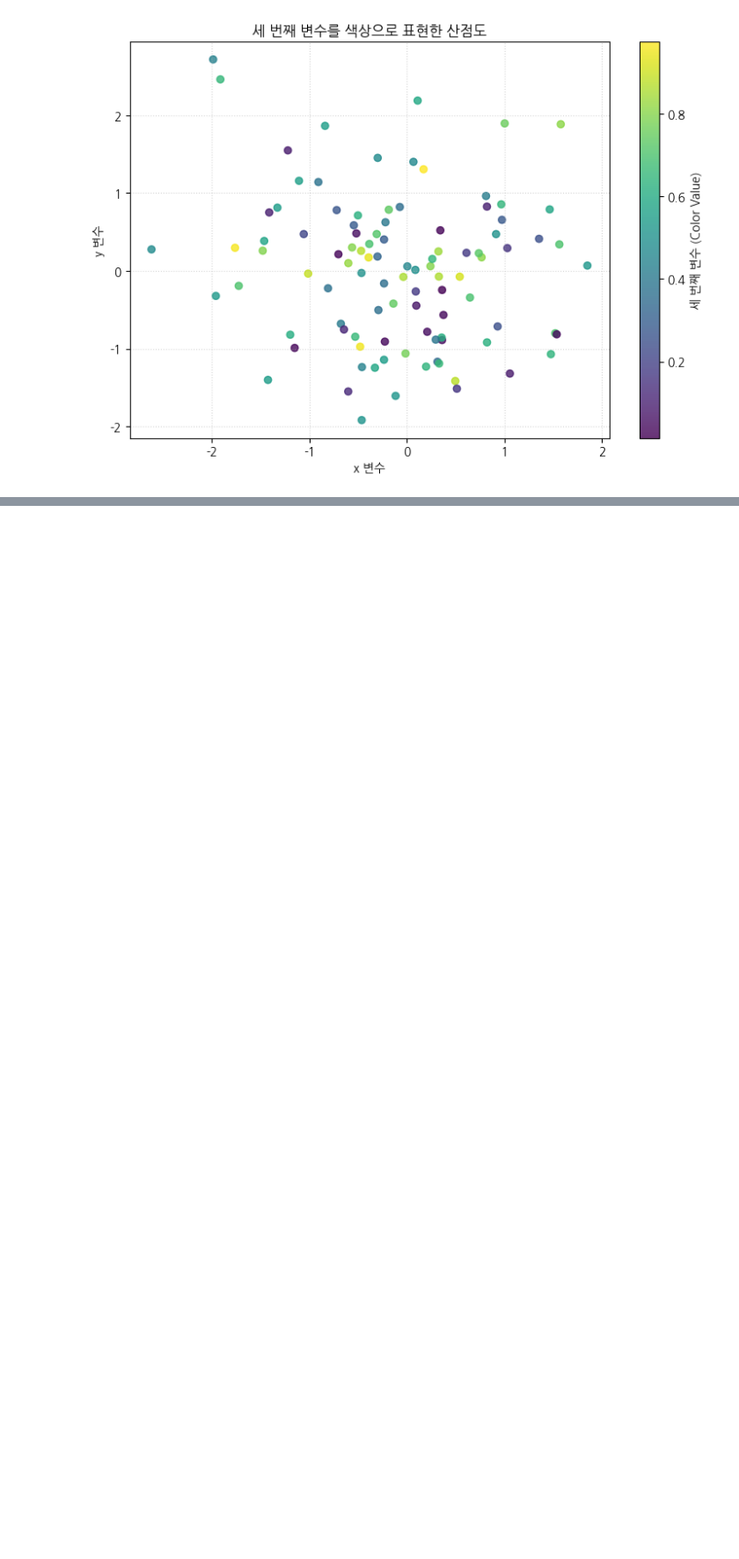
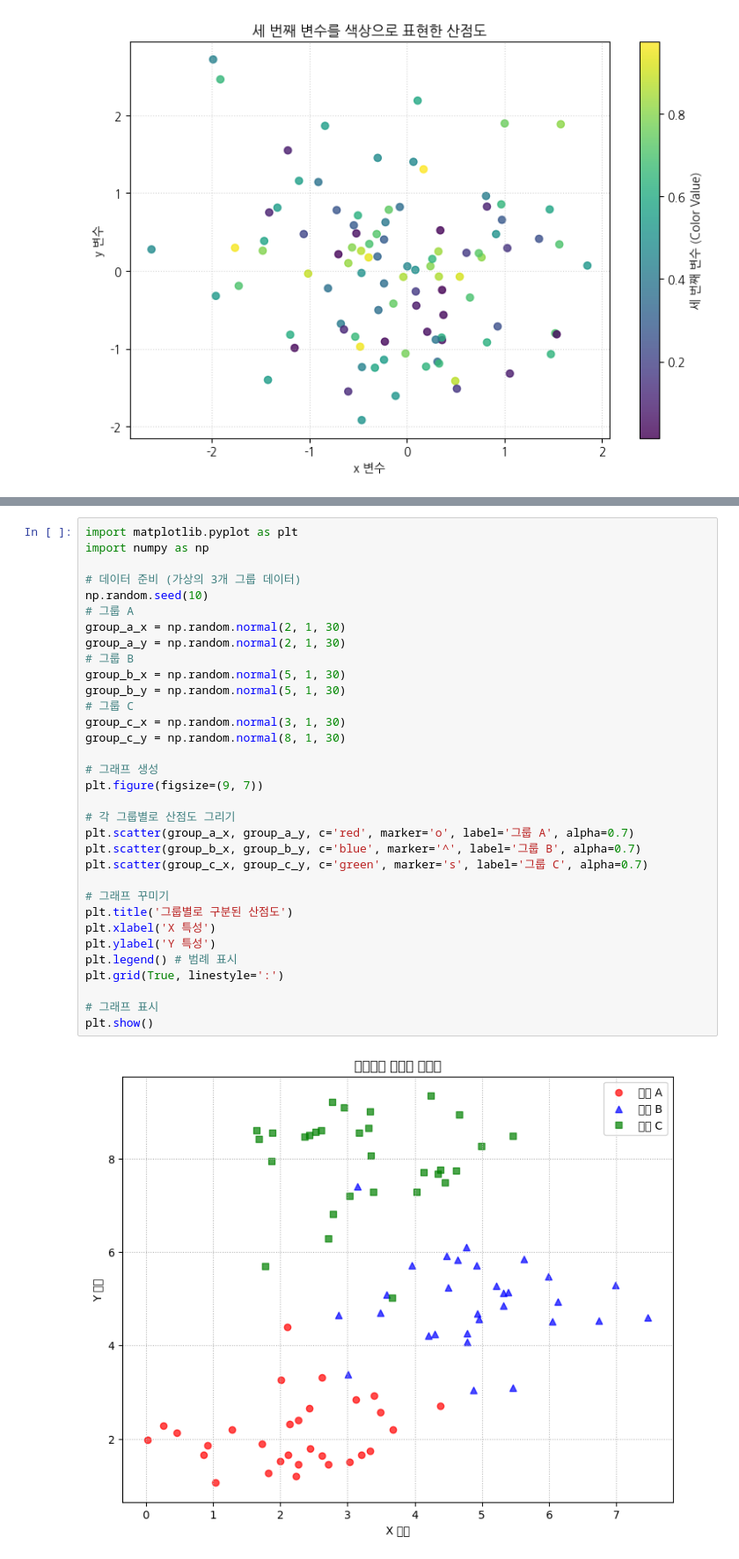
Before and after one commit to ongsoony8382/financial-data-programming, a Jupyter notebook: 데이터_시각화_(1)_3주차_동영상.ipynb, the cells around one changed output, grey strips where cells are left out. Shown at 88% size. Drawn from its saved outputs; the diff is of its cells as text; blank space fills up the shorter version.

```diff
--- a/데이터_시각화_(1)_3주차_동영상.ipynb
+++ b/데이터_시각화_(1)_3주차_동영상.ipynb
@@ -180,0 +219,35 @@ plt.show()
+# %%
+import matplotlib.pyplot as plt
+import numpy as np
+
+# 데이터 준비 (가상의 3개 그룹 데이터)
+np.random.seed(10)
+# 그룹 A
+group_a_x = np.random.normal(2, 1, 30)
+group_a_y = np.random.normal(2, 1, 30)
+# 그룹 B
+group_b_x = np.random.normal(5, 1, 30)
+group_b_y = np.random.normal(5, 1, 30)
+# 그룹 C
+group_c_x = np.random.normal(3, 1, 30)
+group_c_y = np.random.normal(8, 1, 30)
+
+# 그래프 생성
+plt.figure(figsize=(9, 7))
+
+# 각 그룹별로 산점도 그리기
+plt.scatter(group_a_x, group_a_y, c='red', marker='o', label='그룹 A', alpha=0.7)
+plt.scatter(group_b_x, group_b_y, c='blue', marker='^', label='그룹 B', alpha=0.7)
+plt.scatter(group_c_x, group_c_y, c='green', marker='s', label='그룹 C', alpha=0.7)
+
+# 그래프 꾸미기
+plt.title('그룹별로 구분된 산점도')
+plt.xlabel('X 특성')
+plt.ylabel('Y 특성')
+plt.legend() # 범례 표시
+plt.grid(True, linestyle=':')
+
+# 그래프 표시
+plt.show()
+# %% [output]
+[figure, added]
```
Also changed, not shown: parts of 3 cells of this notebook.
